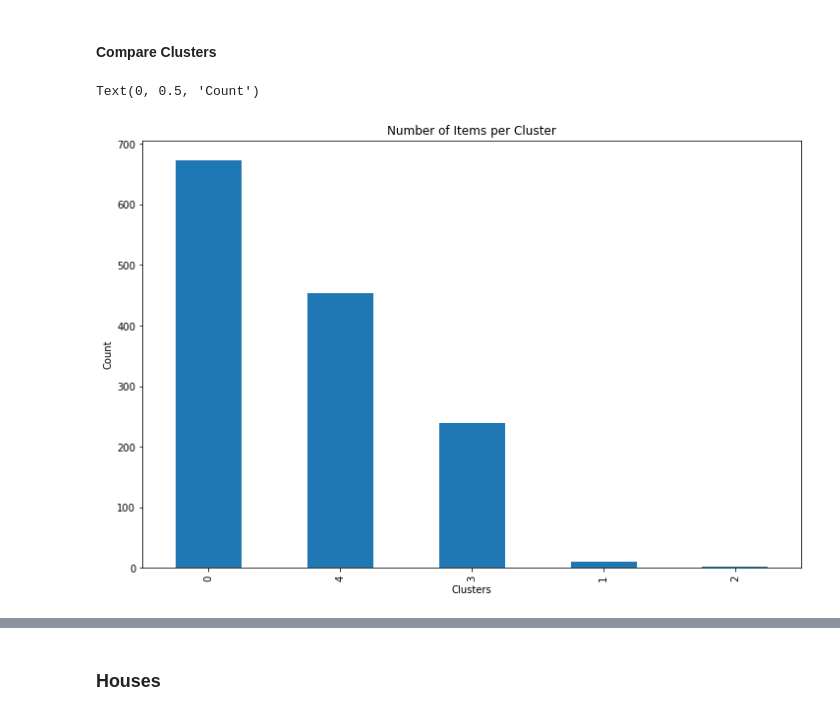
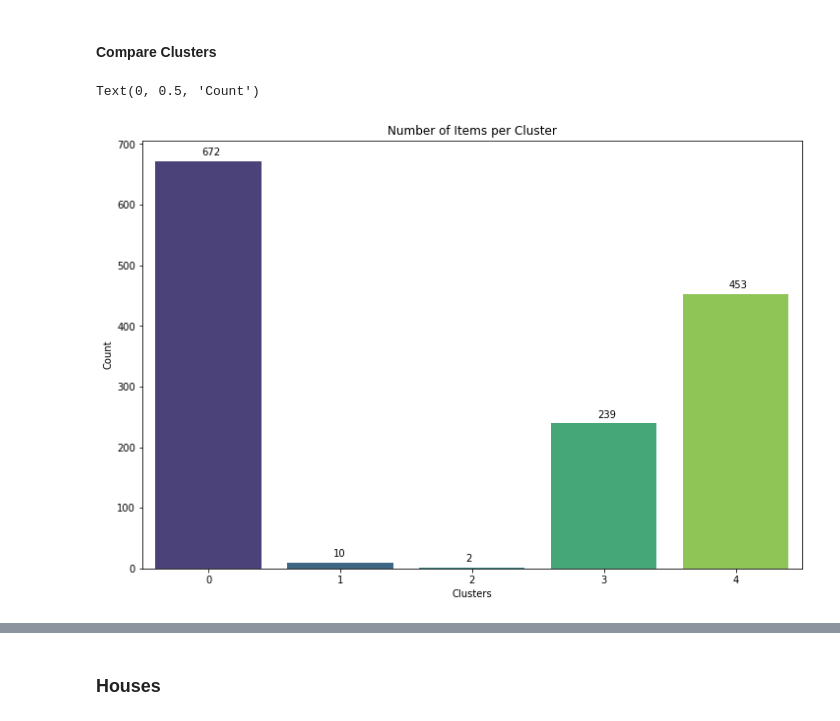
Before and after one commit to cc-visionary/DATA102-Property-Access-PH, a Jupyter notebook: Clustering.ipynb, the cells around one changed output, grey strips where cells are left out. Drawn from its saved outputs; the diff is of its cells as text; code cells hidden in the pictures.

Commit message:
Changed palette and added logscale to charts

```diff
--- a/Clustering.ipynb
+++ b/Clustering.ipynb
@@ -49,14 +65,11 @@ https://machinelearningmastery.com/clustering-algorithms-with-python/
 # %%
 from sklearn.mixture import GaussianMixture
 # define the model
-model = GaussianMixture(n_components=5, random_state=1)
-# fit the model
-model.fit(condo_data)
+model = GaussianMixture(n_components=5, covariance_type='full', random_state=1).fit(condo_data)
 # assign a cluster to each example
 yhat = model.predict(condo_data)
 
 _ = plt.figure(figsize=(12, 8))
-
 # retrieve unique clusters
 clusters = np.unique(yhat)
 # create scatter plot for samples from each cluster
@@ -65,7 +78,7 @@ for cluster in clusters:
     row = condo_data[yhat == cluster]
     print(len(row), row['Price'].mean())
     # create scatter of these samples
-    plt.scatter(row['Price'], row['Total Developed'], alpha=0.4)
+    ax = plt.scatter(row['Price'], row['Total Developed'], alpha=0.4, zorder=2)
 
 plt.title("Total Developed Land vs Housing Price (per cluster)")
 plt.xlabel("Price")
@@ -85,15 +98,17 @@ plt.show()
 # %%
 gaussianDF = condo_df.copy()
 
 gaussianDF['Cluster'] = yhat
 
 _ = plt.figure(figsize=(12, 8))
 
-gaussianDF['Cluster'].value_counts().plot(kind='bar')
+g = sns.countplot(x='Cluster', data=gaussianDF, palette='viridis')
+for p in g.patches:
+    g.annotate('{}'.format(p.get_height()), (p.get_x()+.35, p.get_height()+10))
 
 plt.title("Number of Items per Cluster")
 plt.xlabel("Clusters")
 plt.ylabel("Count")
 # %% [output]
 Text(0, 0.5, 'Count')
-[figure, old version]
+[figure, new version]
```
Also changed, not shown: parts of 6 cells of this notebook.
